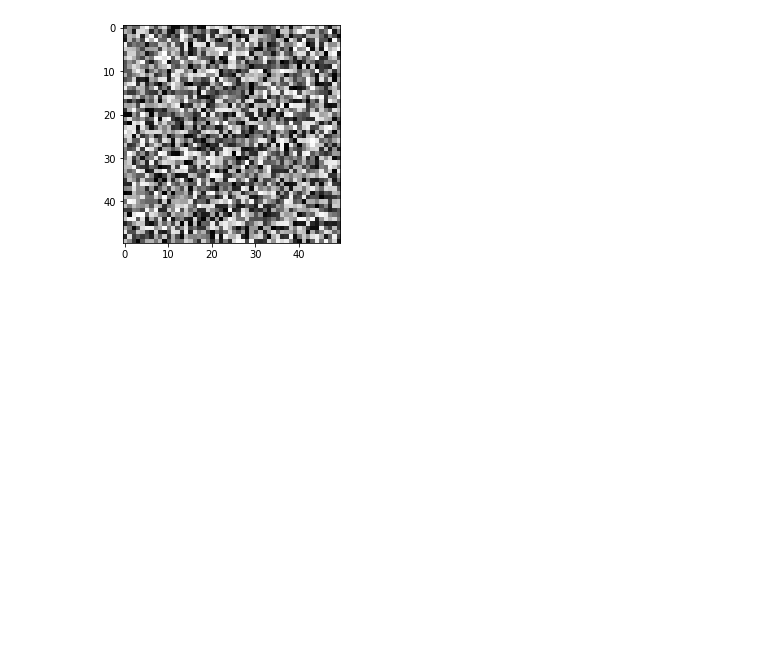
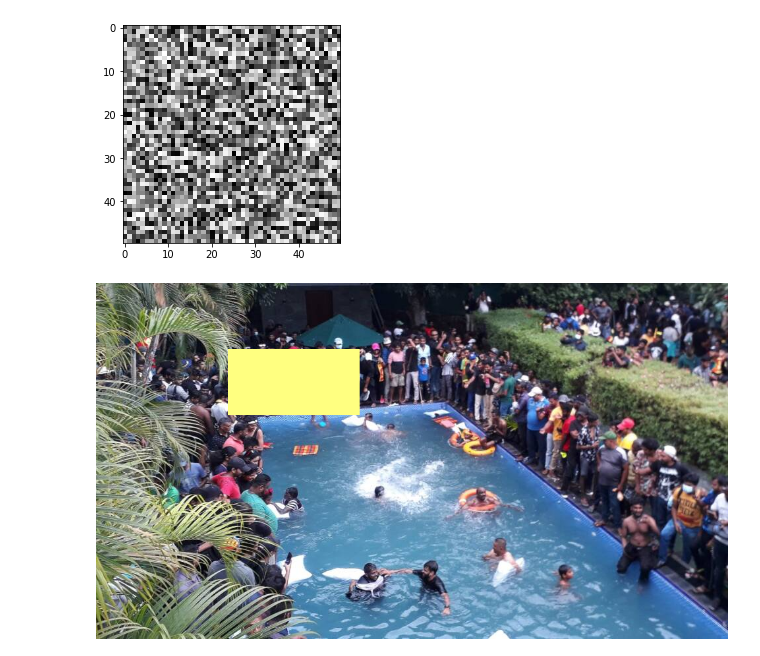
Before and after one commit to taxfromdk/AOC, a Jupyter notebook: imgtest.ipynb, the cells around one changed output. Saved outputs shown, nothing was run; the diff lists cells and outputs as text; code cells hidden in the pictures; blank space fills up the shorter version.

```diff
--- a/imgtest.ipynb
+++ b/imgtest.ipynb
@@ -19,3 +19,12 @@ for i in range(3):
 [figure]
 [figure]
 [figure]
+# %%
+import numpy
+from PIL import Image
+image = Image.open('test.jpg')
+pix = numpy.array(image).astype(np.ubyte)
+pix[100:200,200:400,:] = [255,255,128]
+Image.fromarray(pix, 'RGB')
+# %% [output]
+[figure, added]
```
Also changed, not shown: parts of 1 cell of this notebook, 17 other files.
